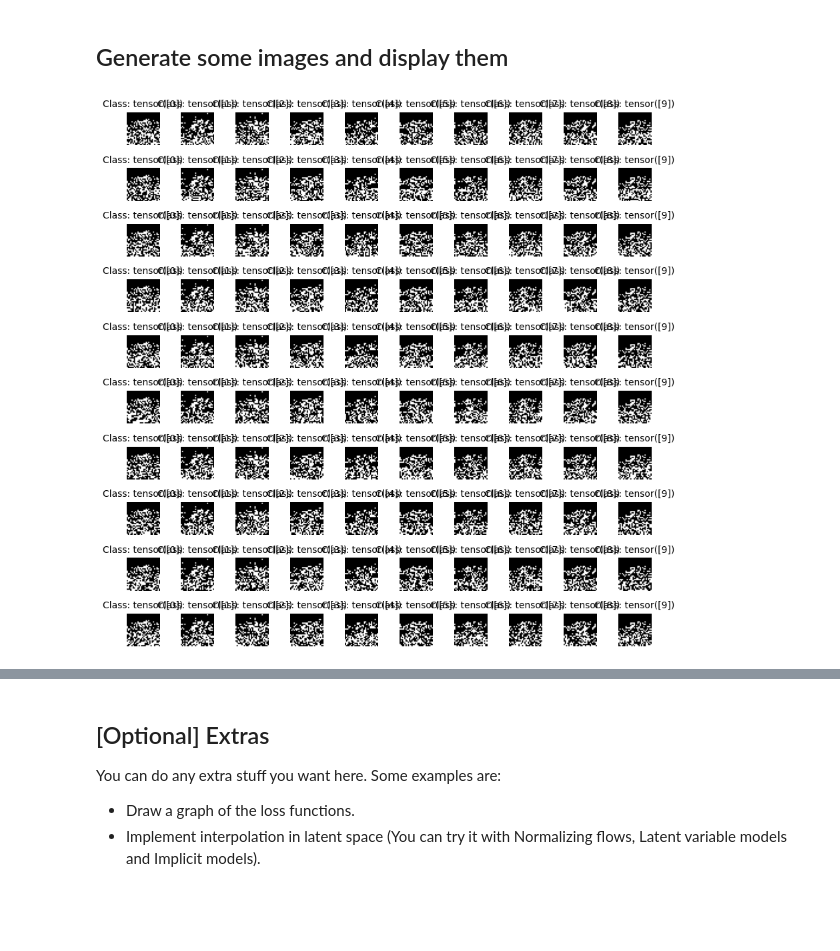
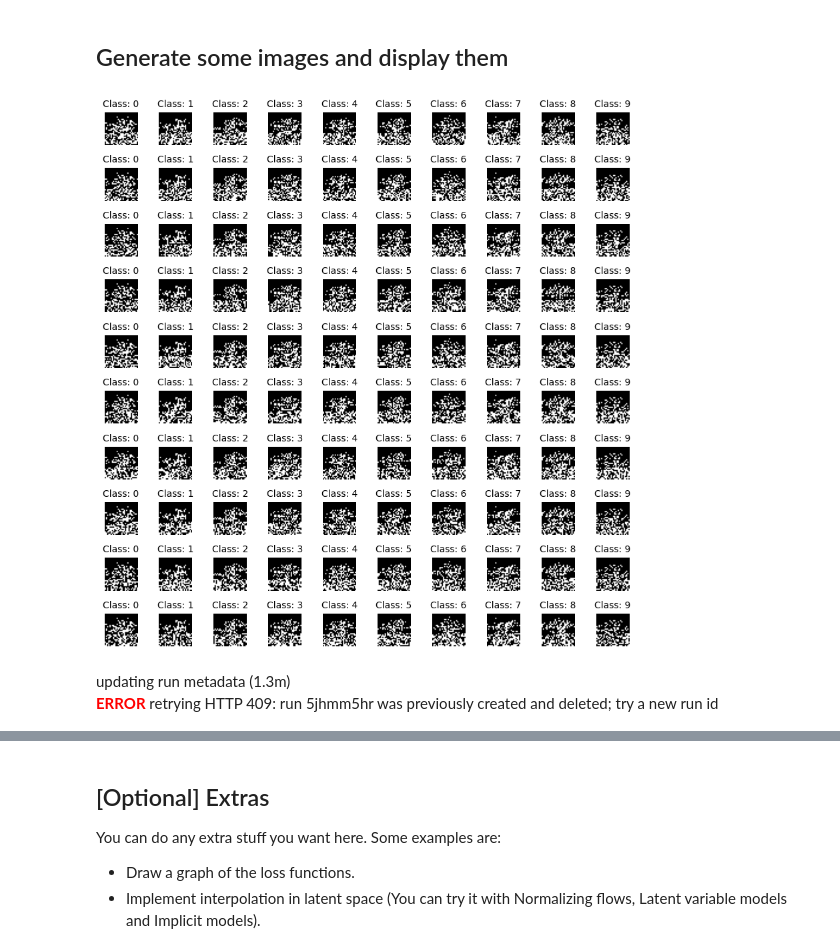
Before and after one commit to AsmaaQ25/GenAI-CMP637-2025, a Jupyter notebook: Notebooks/MNIST.ipynb, the cells around one changed output, grey strips where cells are left out. Drawn from its saved outputs; the diff is of its cells as text; code cells hidden in the pictures; blank space fills up the shorter version.

Commit message:
conditional generation and logging

```diff
--- a/Notebooks/MNIST.ipynb
+++ b/Notebooks/MNIST.ipynb
@@ -120,7 +120,7 @@ import torch.nn as nn
 import torch.nn.functional as F
 
 class ConditionalMADE(nn.Module):
-    def __init__(self, input_size=784, hidden_size=500, cond_size=1, output_size=784):
+    def __init__(self, input_size=784, hidden_size=500, cond_size=10, output_size=784):
         super().__init__()
         self.input_size = input_size
         self.hidden_size = hidden_size
@@ -141,7 +141,6 @@ class ConditionalMADE(nn.Module):
         y_cond: [batch] conditional information
         """
         # Combine input with condition
-        y_cond = y_cond.view(-1,1)
         h = torch.cat([x, y_cond], dim=-1)
 
         # Hidden layer with mask
@@ -282,28 +299,44 @@ ConditionalMADE(
 # %% [markdown]
 ## Write the generation function
-# %%
-# TODO: Rewrite the following function
-
-# Given a tensor of classes y, this function conditionally generates a tensor images.
-# Params:
-# - y: A tensor of shape [Batch Size] and type int64 and resides on the CPU memory
-# Return: A tensor of shape [Batch Size, 1, Height, Width] and type float32
-
-def generate(y: torch.Tensor) -> torch.Tensor:
-  #batch_size = y.shape[0]
-  model.eval()
-  new_x = model.sample(y)
-  return new_x
 # %% [markdown]
 ## Generate some images and display them
 # %%
+def generate(y: torch.Tensor) -> torch.Tensor:
+    y_cond =  nn.functional.one_hot(y, num_classes=10).float().to(device)
+    model.eval()
+    new_x = model.sample(y_cond)
+    return new_x
+
 # Generate 100 images (10 images per class x 10 classes)
-y = torch.tensor([[i for _ in range(10) for i in range(10)]], dtype=torch.long)
-y = y.view(100,1)
+y = torch.tensor([i for _ in range(10) for i in range(10)], dtype=torch.long)
 x = generate(y)
 show_images(x, y)
 # %% [output]
-[figure, old version]
+[figure, new version]
+# %%
+# log images in wandb
+x = x.view(x.shape[0], 1, 28, 28)
+if use_discrete_data:
+    x = x[:, 0].clamp(0,255).cpu().numpy()
+    x = np.stack([x.astype(np.uint8)]*3, axis=-1)
+else:
+    x = x[:, 0].clamp(0,1).cpu().numpy()
+    x = np.stack([(x * 255).astype(np.uint8)]*3, axis=-1)
+
+batch_size = x.shape[0]
+# Draw a grid or images
+wandb_image_list = []
+sample_table = wandb.Table(columns=["images", "labels"])
+for i in range(batch_size):
+    caption_text = f"Label: {y[i].item()}"
+    wandb_image = wandb.Image(x[i], caption=caption_text)
+    wandb_image_list.append(wandb_image)
+# 4. Log the entire list in a single wandb.log() call
+wandb.log({"Generated Samples Grid": wandb_image_list})
+wandb_logger.finish()
+# %% [output]
+updating run metadata (1.3m)
+ERROR retrying HTTP 409: run 5jhmm5hr was previously created and deleted; try a new run id
 # %%
 y = torch.tensor([i for _ in range(10) for i in range(10)], dtype=torch.long)
 y = y.view(-1,1)
```
Also changed, not shown: parts of 14 cells of this notebook.
